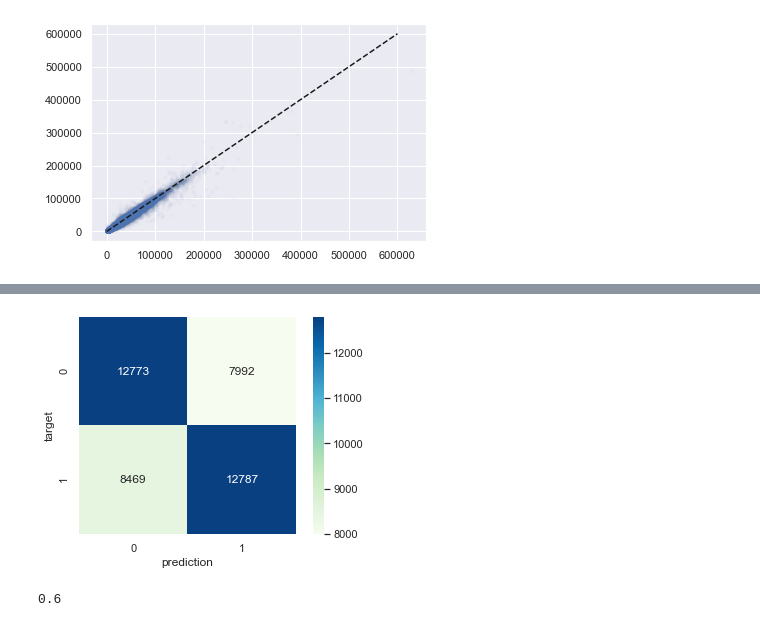
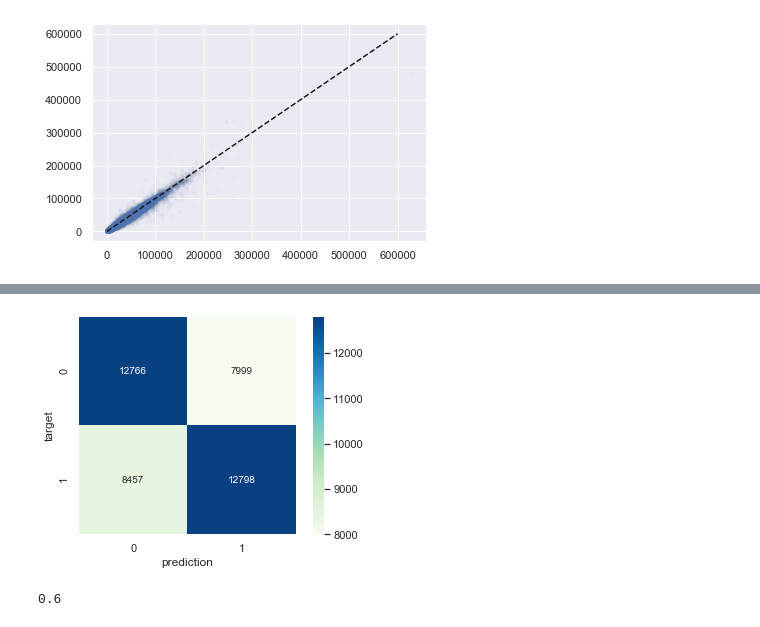
Before and after one commit to JelleWestra/Data-Science-for-Business-Improvement, a Jupyter notebook: project2/Project 2 - Team 12.ipynb, the cells around one changed output, grey strips where cells are left out. Saved outputs shown, nothing was run; the diff lists cells and outputs as text; code cells hidden in the pictures.

```diff
--- a/project2/Project 2 - Team 12.ipynb
+++ b/project2/Project 2 - Team 12.ipynb
@@ -1980,29 +2046,23 @@ y_hat = model2.predict(X_val)
 # %%
 def binary(y):
-    """
-    Converts percent change to a binary 1 or 0, where 1 is an increase and 0 is a decrease/no change
+    """ converts sales array to binary array 1 for increase in price and 0 for decrease in price """
+    # start with an array filled with 1s where a 1 represents an increase in price and a 0 represents a decrease in price
+    direction = np.ones(y.size-1)
 
-    """
-    #Empty arrays where a 1 represents an increase in price and a 0 represents a decrease in price
-    direction = np.ones(y.size)
-    #If the change in price is greater than zero, store it as a 1
-    #If the change in price is less than zero, store it as a 0
     for i in range(1, y.size):
         if y[i] < y[i-1]:
-            direction[i] = 0
+            direction[i-1] = 0
 
     return direction
 
-
-from sklearn.metrics import confusion_matrix
 
 cm = confusion_matrix(binary(y_val.values), binary(y_hat))
 
 sns.heatmap(cm, square=True, annot=True, fmt='d', cmap='GnBu')
 plt.xlabel('prediction')
 plt.ylabel('target');
 # %% [output]
-[figure, old version]
+[figure, new version]
 # %%
 TNR = cm[0,0] / cm[:,0].sum()
 TNR.round(2)
```
Also changed, not shown: parts of 61 cells of this notebook.
